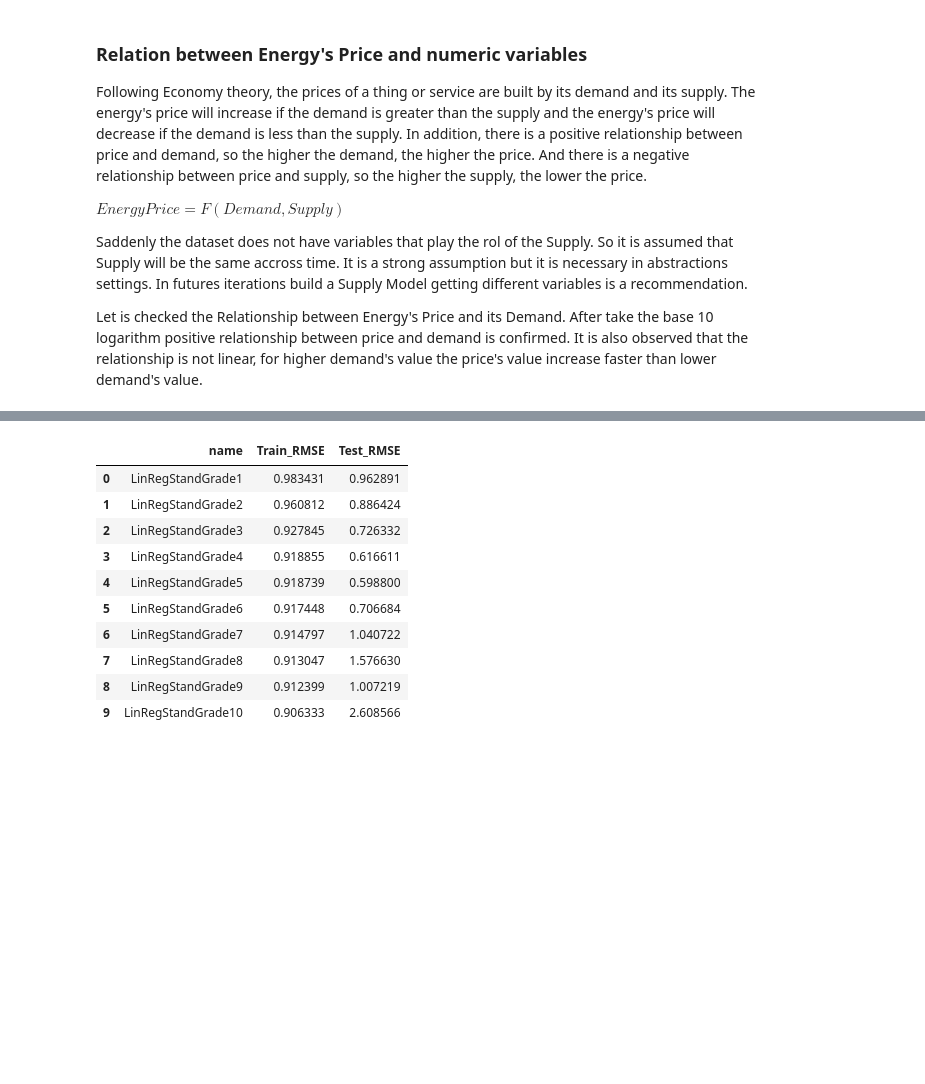
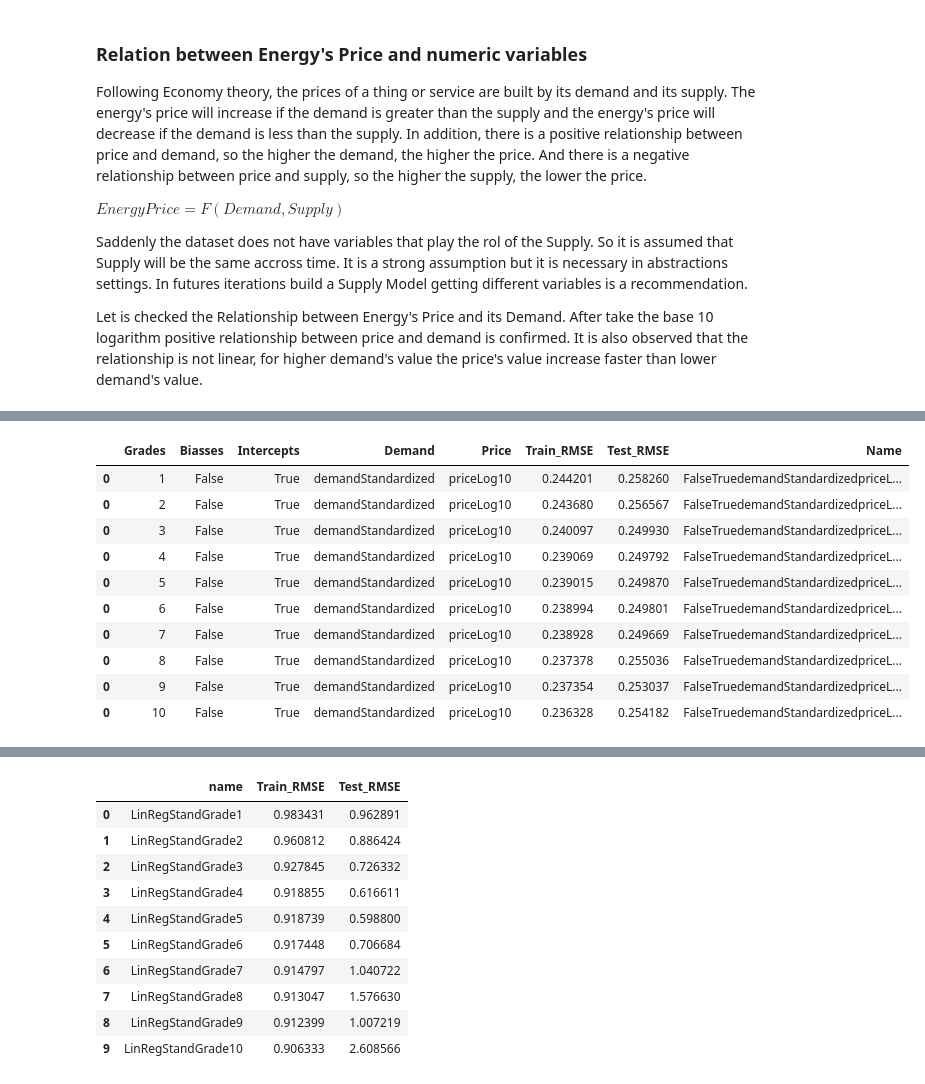
Before and after one commit to shlondon/ElectricityMarket-DataCamp, a Jupyter notebook: ElectricityMarket.ipynb, the cells around one changed output, grey strips where cells are left out. Drawn from its saved outputs; the diff is of its cells as text; code cells hidden in the pictures; blank space fills up the shorter version.

```diff
--- a/ElectricityMarket.ipynb
+++ b/ElectricityMarket.ipynb
@@ -379,0 +381,15 @@ Models fitted
+# %%
+# Watching Test_RMSE values of winner model by all grades
+models[(models.Demand == 'demandStandardized') & (models.Price == 'priceLog10') & (models.Biasses == False) & (models.Intercepts == True)]
+# %% [output]
+|  | Grades | Biasses | Intercepts | Demand | Price | Train_RMSE | Test_RMSE | Name |
+| 0 | 1 | False | True | demandStandardized | priceLog10 | 0.244201 | 0.258260 | FalseTruedemandStandardizedpriceL... |
+| 0 | 2 | False | True | demandStandardized | priceLog10 | 0.243680 | 0.256567 | FalseTruedemandStandardizedpriceL... |
+| 0 | 3 | False | True | demandStandardized | priceLog10 | 0.240097 | 0.249930 | FalseTruedemandStandardizedpriceL... |
+| 0 | 4 | False | True | demandStandardized | priceLog10 | 0.239069 | 0.249792 | FalseTruedemandStandardizedpriceL... |
+| 0 | 5 | False | True | demandStandardized | priceLog10 | 0.239015 | 0.249870 | FalseTruedemandStandardizedpriceL... |
+| 0 | 6 | False | True | demandStandardized | priceLog10 | 0.238994 | 0.249801 | FalseTruedemandStandardizedpriceL... |
+| 0 | 7 | False | True | demandStandardized | priceLog10 | 0.238928 | 0.249669 | FalseTruedemandStandardizedpriceL... |
+| 0 | 8 | False | True | demandStandardized | priceLog10 | 0.237378 | 0.255036 | FalseTruedemandStandardizedpriceL... |
+| 0 | 9 | False | True | demandStandardized | priceLog10 | 0.237354 | 0.253037 | FalseTruedemandStandardizedpriceL... |
+| 0 | 10 | False | True | demandStandardized | priceLog10 | 0.236328 | 0.254182 | FalseTruedemandStandardizedpriceL... |
```
Also changed, not shown: parts of 5 cells of this notebook.
